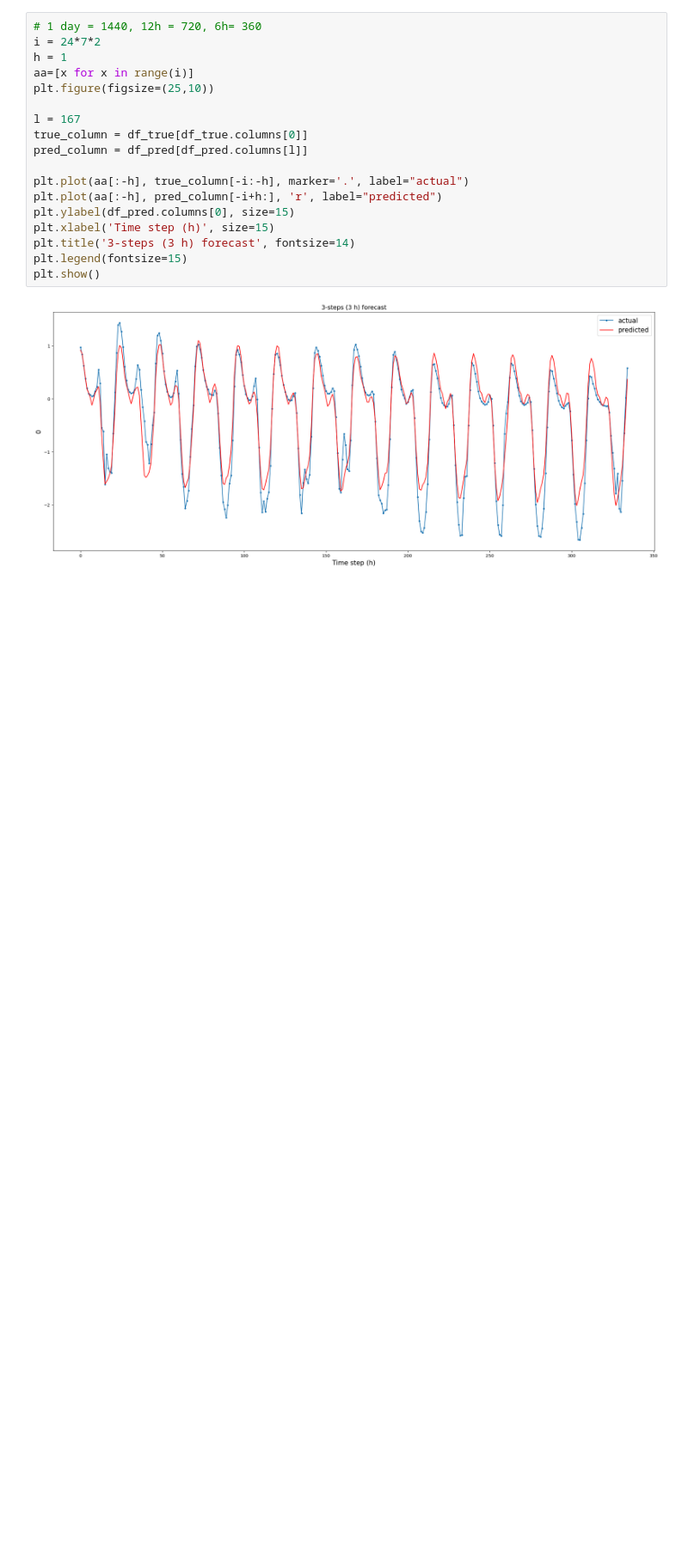
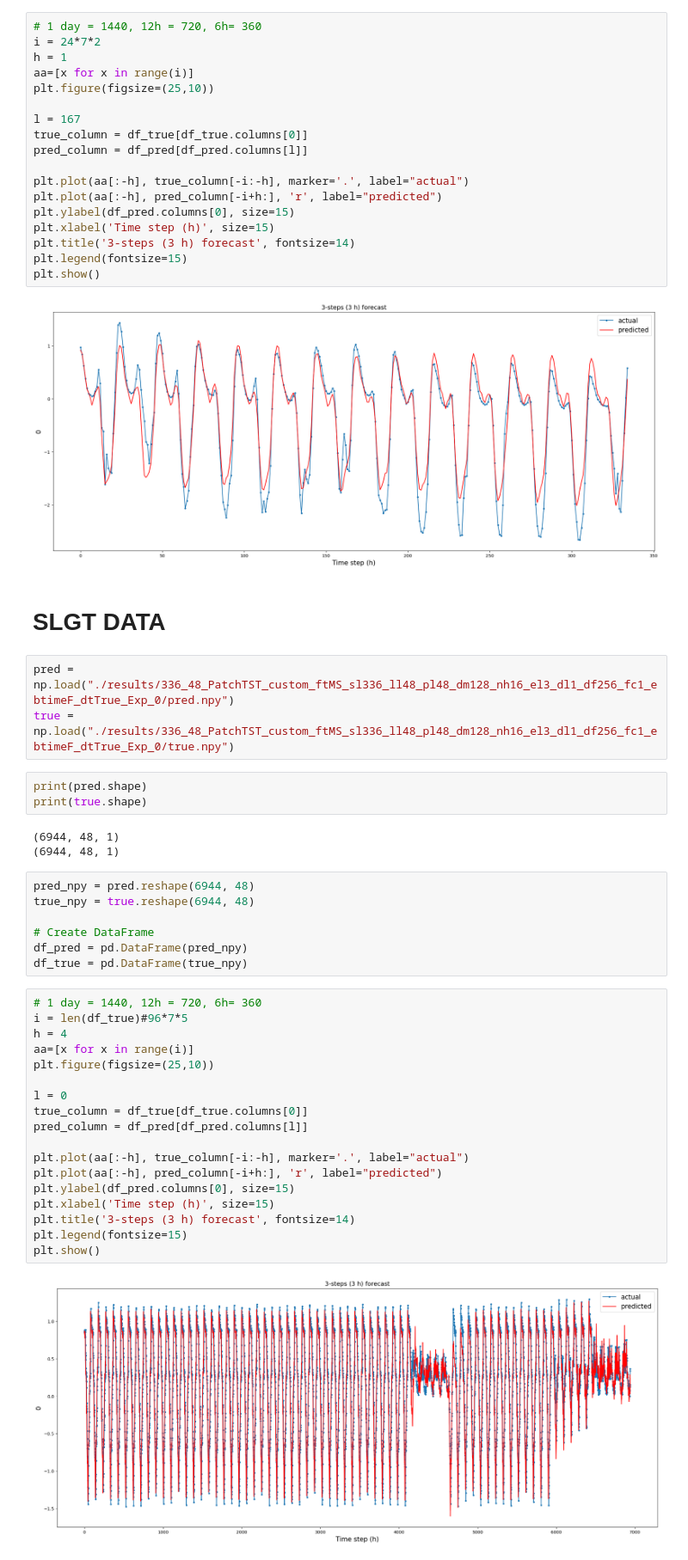
Before and after one commit to matthiasjahnIBM/PatchTST, a Jupyter notebook: PatchTST_supervised/PatchTST_visualization.ipynb, the cells around one changed output. Shown at 86% size. Saved outputs shown, nothing was run; the diff lists cells and outputs as text; blank space fills up the shorter version.

Commit message:
SLGT models

```diff
--- a/PatchTST_supervised/PatchTST_visualization.ipynb
+++ b/PatchTST_supervised/PatchTST_visualization.ipynb
@@ -309,3 +309,41 @@ plt.legend(fontsize=15)
 plt.show()
 # %% [output]
 [figure]
+# %% [markdown]
+# SLGT DATA
+# %%
+pred =  np.load("./results/336_48_PatchTST_custom_ftMS_sl336_ll48_pl48_dm128_nh16_el3_dl1_df256_fc1_ebtimeF_dtTrue_Exp_0/pred.npy")
+true =  np.load("./results/336_48_PatchTST_custom_ftMS_sl336_ll48_pl48_dm128_nh16_el3_dl1_df256_fc1_ebtimeF_dtTrue_Exp_0/true.npy")
+# %%
+print(pred.shape)
+print(true.shape)
+# %% [output]
+(6944, 48, 1)
+(6944, 48, 1)
+# %%
+pred_npy = pred.reshape(6944, 48)
+true_npy = true.reshape(6944, 48)
+
+# Create DataFrame
+df_pred = pd.DataFrame(pred_npy)
+df_true = pd.DataFrame(true_npy)
+# %%
+# 1 day = 1440, 12h = 720, 6h= 360
+i = len(df_true)#96*7*5
+h = 4
+aa=[x for x in range(i)]
+plt.figure(figsize=(25,10))
+
+l = 0
+true_column = df_true[df_true.columns[0]]
+pred_column = df_pred[df_pred.columns[l]]
+
+plt.plot(aa[:-h], true_column[-i:-h], marker='.', label="actual")
+plt.plot(aa[:-h], pred_column[-i+h:], 'r', label="predicted")
+plt.ylabel(df_pred.columns[0], size=15)
+plt.xlabel('Time step (h)', size=15)
+plt.title('3-steps (3 h) forecast', fontsize=14)
+plt.legend(fontsize=15)
+plt.show()
+# %% [output]
+[figure, added]
```
Also changed, not shown: 6 other files.
